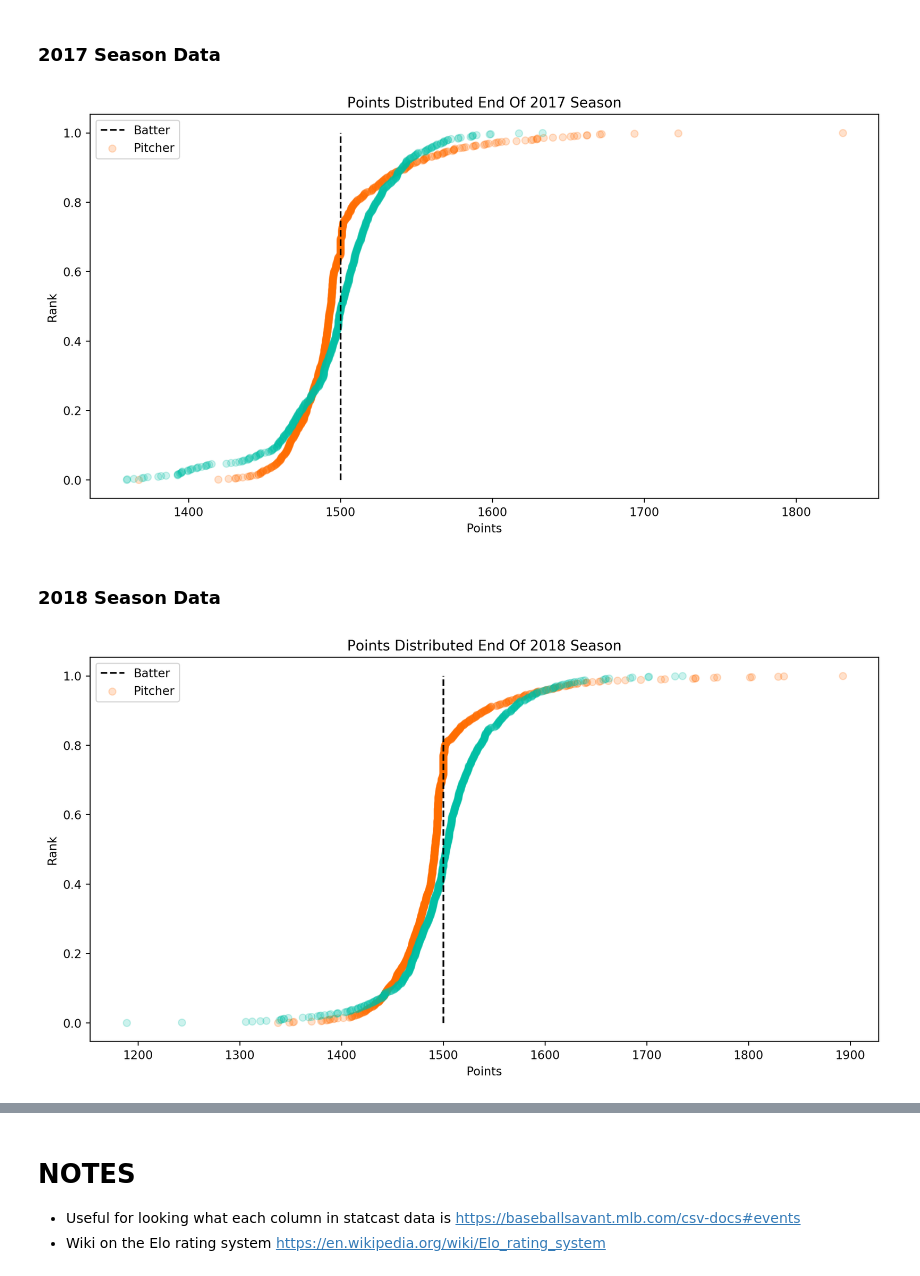
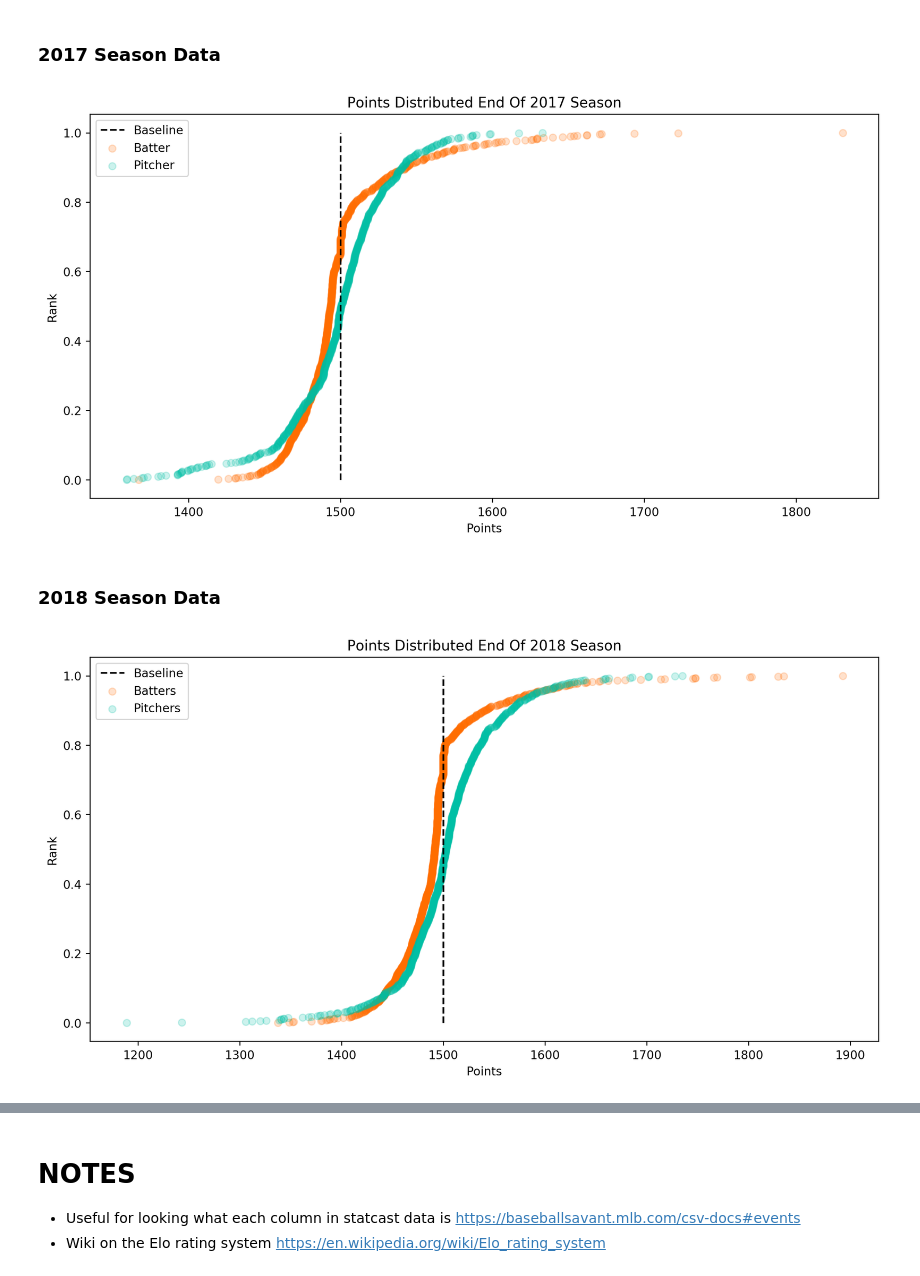
Before and after one commit to brancisco/sabermetrics-2k19-project, a Jupyter notebook: src/aguirres-wager-point-system.ipynb, the cells around one changed output, grey strips where cells are left out. Cells and saved outputs as stored; diff of their text form; code cells hidden in the pictures.

```diff
--- a/src/aguirres-wager-point-system.ipynb
+++ b/src/aguirres-wager-point-system.ipynb
@@ -35,3 +43,5 @@ data18 = get_statcast_data('../data', 2018)
+# %%
+imgdir = '../docs/img'
 # %% [markdown]
 ## Create helper functions
 # %%
@@ -281,17 +297,18 @@ pitchers_sorted = sorted([(k, v[-1]) for k, v in pitchers.items()], key=lambda x
 # plot the final points of all players
 plt.figure(num=None, figsize=(12, 6), dpi=240, facecolor='w', edgecolor='k')
 plt.scatter(np.array(batters_sorted)
-            .transpose()[1], np.linspace(0, 1, len(batters_sorted)), color='#FF6D00', alpha=.2)
+            .transpose()[1], np.linspace(0, 1, len(batters_sorted)), color='#FF6D00', alpha=.2, label='Batter')
 plt.scatter(np.array(pitchers_sorted)
-            .transpose()[1], np.linspace(0, 1, len(pitchers_sorted)), color='#00BFA5', alpha=.2)
+            .transpose()[1], np.linspace(0, 1, len(pitchers_sorted)), color='#00BFA5', alpha=.2, label='Pitcher')
 plt.plot([1500]*2, [0, 1], color='black', linestyle='dashed', label='Baseline')
 plt.title('Points Distributed End Of 2017 Season')
 plt.ylabel('Rank')
 plt.xlabel('Points')
-plt.legend(['Batter', 'Pitcher'])
+plt.legend()
+plt.savefig(os.path.join(imgdir, 'PointsDistributed2017'))
 plt.show()
 # %% [output]
-[figure, old version]
+[figure, new version]
 # %% [markdown]
 ### 2018 Season Data
 # %%
@@ -318,20 +335,21 @@ pitchers_sorted = sorted([(k, v[-1]) for k, v in pitchers.items()], key=lambda x
 # %%
 # plot the final points of all players
 plt.figure(num=None, figsize=(12, 6), dpi=240, facecolor='w', edgecolor='k')
 plt.scatter(np.array(batters_sorted)
-            .transpose()[1], np.linspace(0, 1, len(batters_sorted)), color='#FF6D00', alpha=.2)
+            .transpose()[1], np.linspace(0, 1, len(batters_sorted)), color='#FF6D00', alpha=.2, label='Batters')
 plt.scatter(np.array(pitchers_sorted)
-            .transpose()[1], np.linspace(0, 1, len(pitchers_sorted)), color='#00BFA5', alpha=.2)
+            .transpose()[1], np.linspace(0, 1, len(pitchers_sorted)), color='#00BFA5', alpha=.2, label='Pitchers')
 
 plt.plot([1500]*2, [0, 1], color='black', linestyle='dashed', label='Baseline')
 
 plt.title('Points Distributed End Of 2018 Season')
 plt.ylabel('Rank')
 plt.xlabel('Points')
-plt.legend(['Batter', 'Pitcher'])
+plt.legend()
+plt.savefig(os.path.join(imgdir, 'PointsDistributed2018'))
 plt.show()
 # %% [output]
-[figure, old version]
+[figure, new version]
 # %% [markdown]
 ## Analyzing 2018 Data
 
```
Also changed, not shown: parts of 9 cells of this notebook, 3 other files.
